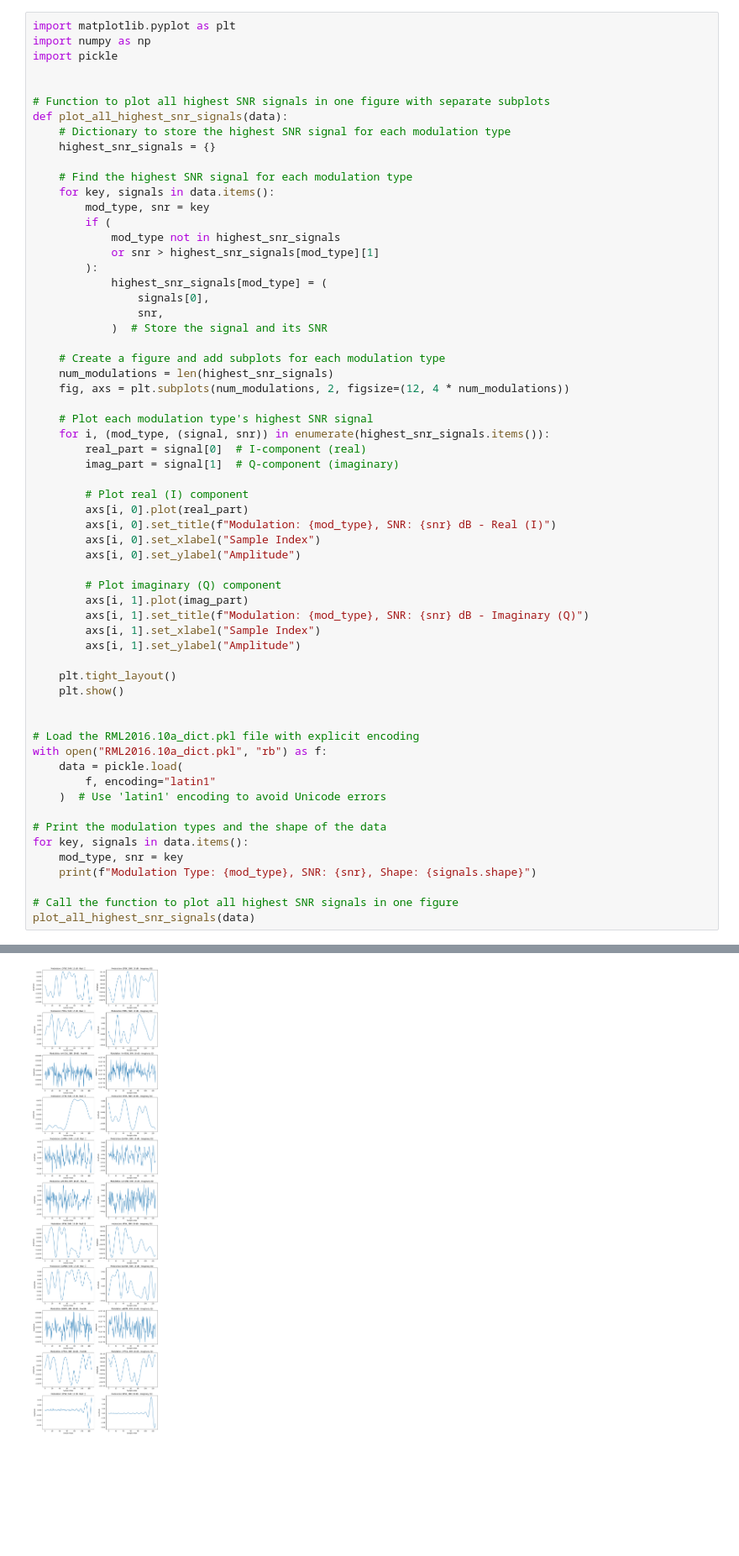
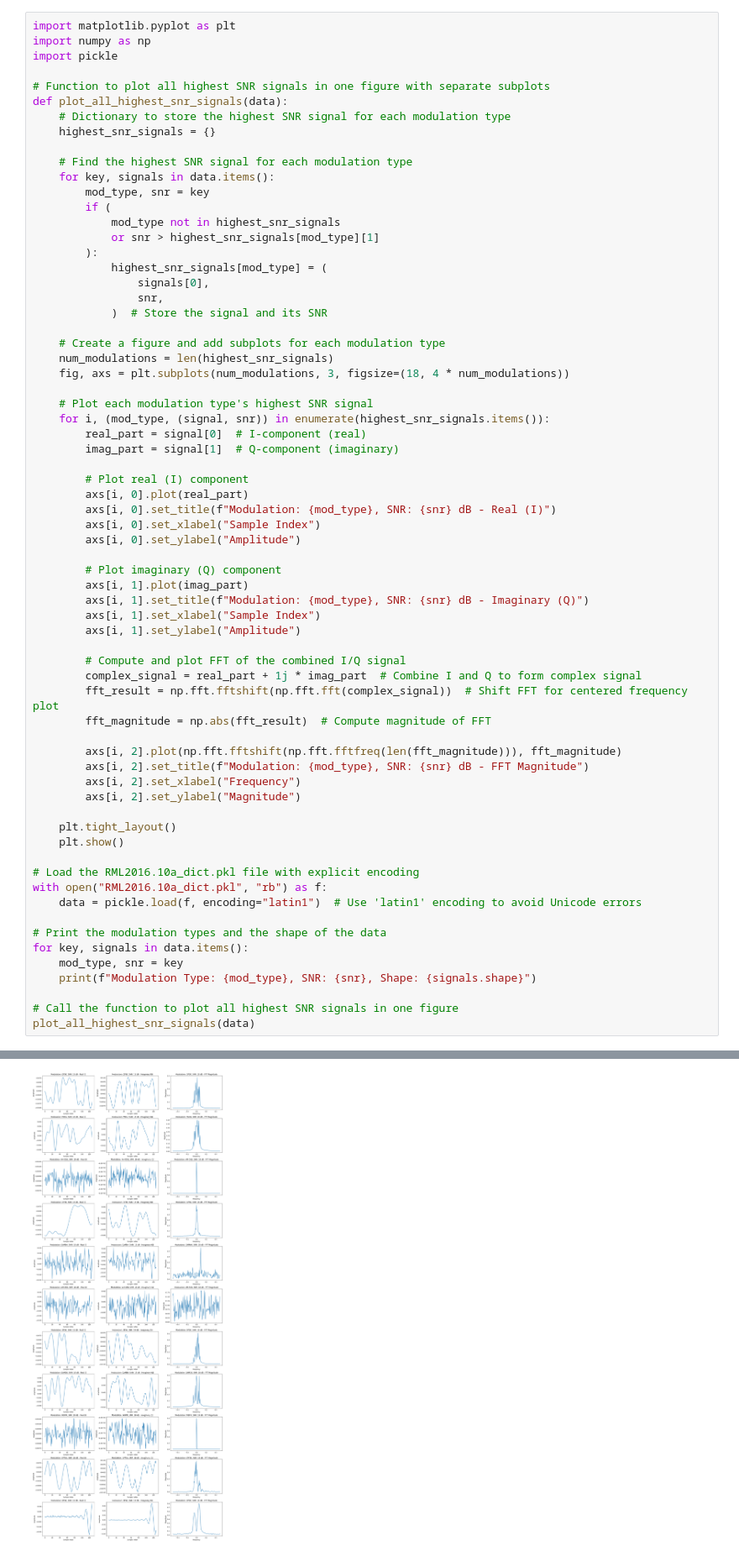
Before and after one commit to rameyjm7/ML-wireless-signal-classification, a Jupyter notebook: load_data.ipynb, the cells around one changed output, grey strips where cells are left out. Shown at 84% size. Cells and saved outputs as stored; diff of their text form; blank space fills up the shorter version.

Commit message:
added plot of bandwidth

```diff
--- a/load_data.ipynb
+++ b/load_data.ipynb
@@ -2,7 +2,6 @@
 import matplotlib.pyplot as plt
 import numpy as np
 import pickle
-
 
 # Function to plot all highest SNR signals in one figure with separate subplots
 def plot_all_highest_snr_signals(data):
@@ -23,7 +22,7 @@ def plot_all_highest_snr_signals(data):
 
     # Create a figure and add subplots for each modulation type
     num_modulations = len(highest_snr_signals)
-    fig, axs = plt.subplots(num_modulations, 2, figsize=(12, 4 * num_modulations))
+    fig, axs = plt.subplots(num_modulations, 3, figsize=(18, 4 * num_modulations))
 
     # Plot each modulation type's highest SNR signal
     for i, (mod_type, (signal, snr)) in enumerate(highest_snr_signals.items()):
@@ -42,39 +41,46 @@ def plot_all_highest_snr_signals(data):
         axs[i, 1].set_xlabel("Sample Index")
         axs[i, 1].set_ylabel("Amplitude")
 
+        # Compute and plot FFT of the combined I/Q signal
+        complex_signal = real_part + 1j * imag_part  # Combine I and Q to form complex signal
+        fft_result = np.fft.fftshift(np.fft.fft(complex_signal))  # Shift FFT for centered frequency plot
+        fft_magnitude = np.abs(fft_result)  # Compute magnitude of FFT
+
+        axs[i, 2].plot(np.fft.fftshift(np.fft.fftfreq(len(fft_magnitude))), fft_magnitude)
+        axs[i, 2].set_title(f"Modulation: {mod_type}, SNR: {snr} dB - FFT Magnitude")
+        axs[i, 2].set_xlabel("Frequency")
+        axs[i, 2].set_ylabel("Magnitude")
+
     plt.tight_layout()
     plt.show()
 
-
 # Load the RML2016.10a_dict.pkl file with explicit encoding
 with open("RML2016.10a_dict.pkl", "rb") as f:
-    data = pickle.load(
-        f, encoding="latin1"
-    )  # Use 'latin1' encoding to avoid Unicode errors
+    data = pickle.load(f, encoding="latin1")  # Use 'latin1' encoding to avoid Unicode errors
 
 # Print the modulation types and the shape of the data
 for key, signals in data.items():
     mod_type, snr = key
     print(f"Modulation Type: {mod_type}, SNR: {snr}, Shape: {signals.shape}")
 
 # Call the function to plot all highest SNR signals in one figure
 plot_all_highest_snr_signals(data)
 # %% [output]
 Modulation Type: QPSK, SNR: 2, Shape: (1000, 2, 128)
 Modulation Type: PAM4, SNR: 8, Shape: (1000, 2, 128)
 Modulation Type: AM-DSB, SNR: -4, Shape: (1000, 2, 128)
 Modulation Type: GFSK, SNR: 6, Shape: (1000, 2, 128)
 Modulation Type: QAM64, SNR: 8, Shape: (1000, 2, 128)
 Modulation Type: AM-SSB, SNR: 12, Shape: (1000, 2, 128)
 Modulation Type: 8PSK, SNR: 8, Shape: (1000, 2, 128)
 Modulation Type: 8PSK, SNR: 12, Shape: (1000, 2, 128)
 Modulation Type: QAM64, SNR: -6, Shape: (1000, 2, 128)
 Modulation Type: QAM16, SNR: 2, Shape: (1000, 2, 128)
 Modulation Type: QAM16, SNR: -20, Shape: (1000, 2, 128)
 Modulation Type: PAM4, SNR: -6, Shape: (1000, 2, 128)
 ... (204 lines left out)
 Modulation Type: QPSK, SNR: -4, Shape: (1000, 2, 128)
 Modulation Type: WBFM, SNR: -12, Shape: (1000, 2, 128)
 Modulation Type: 8PSK, SNR: 6, Shape: (1000, 2, 128)
 Modulation Type: BPSK, SNR: -18, Shape: (1000, 2, 128)
-[figure, old version]
+[figure, new version]
```
Also changed, not shown: parts of 1 cell of this notebook.
